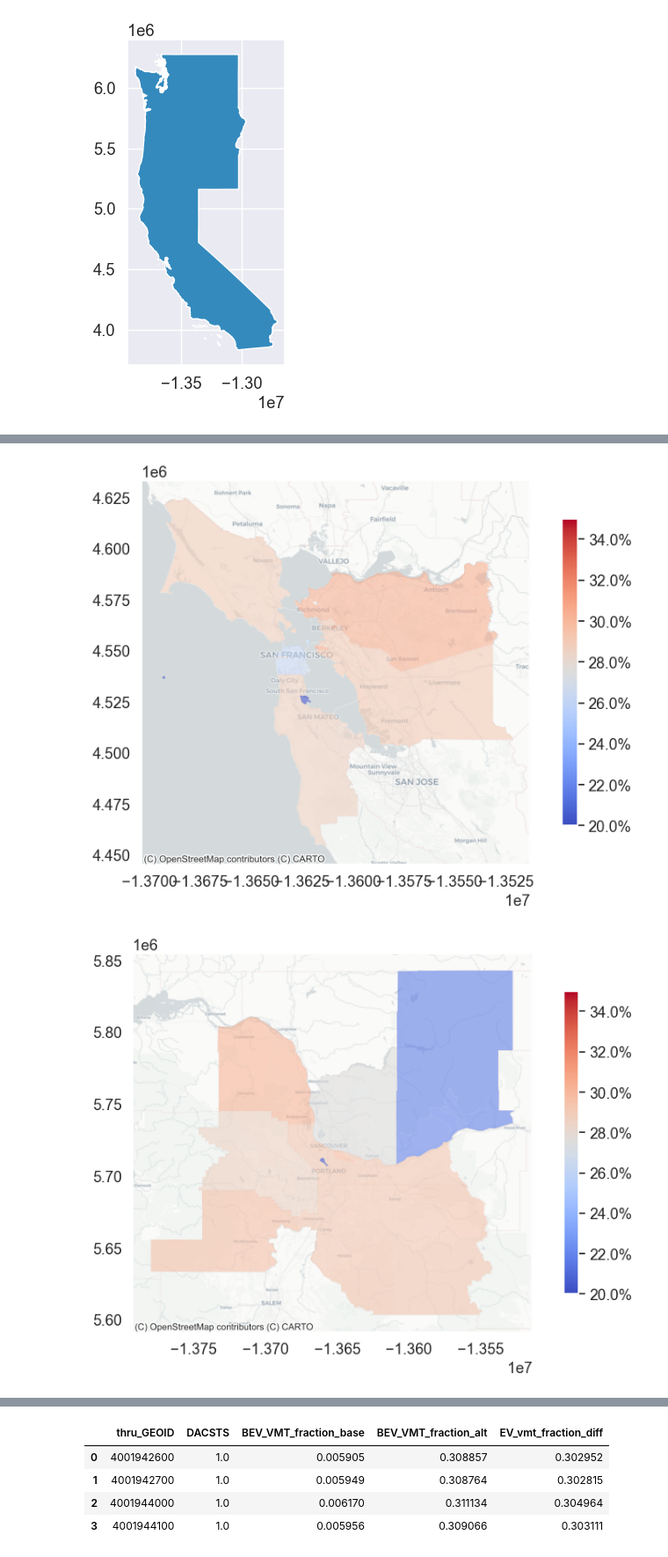
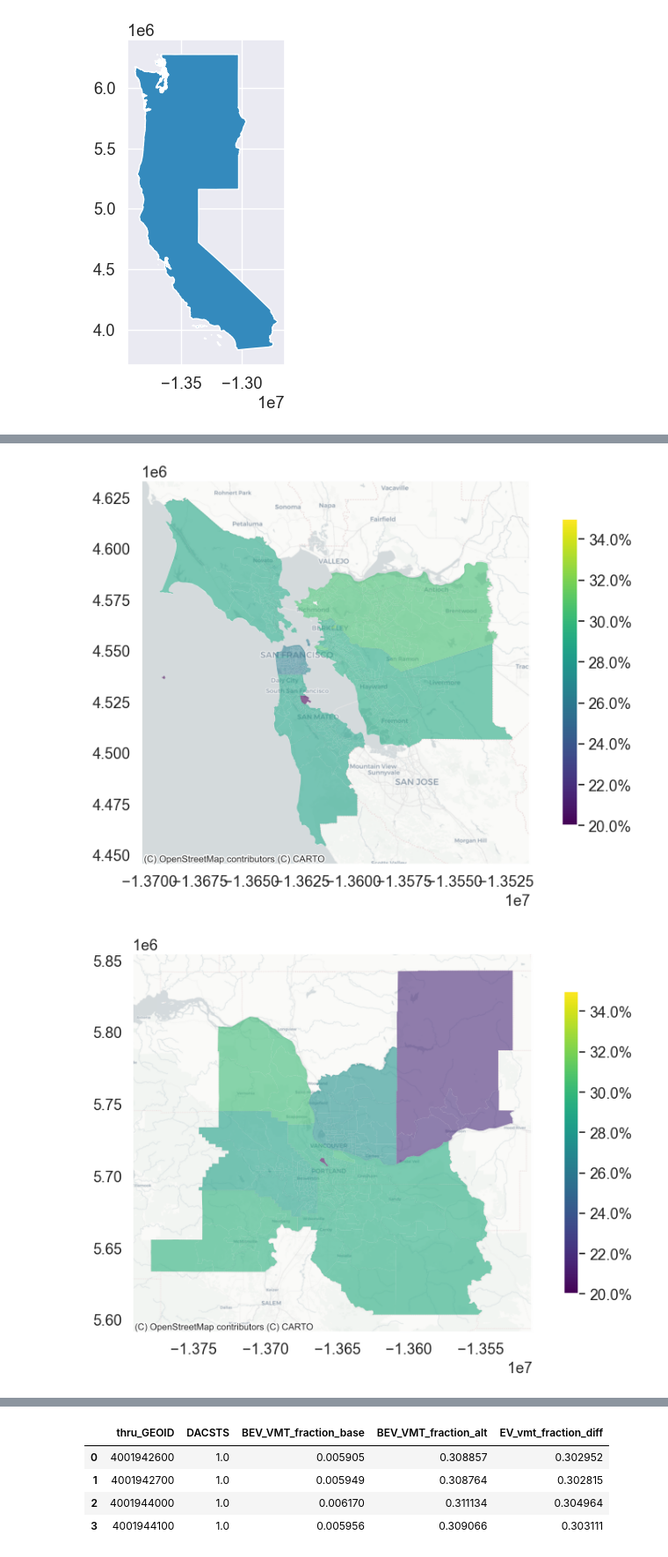
Before and after one commit to arielgatech/BILD_AQ_EV_VMT, a Jupyter notebook: scripts/post_process/TEMPO_GEMS_result_visualization_report_rev.ipynb, the cells around one changed output, grey strips where cells are left out. Shown at 88% size. Drawn from its saved outputs; the diff is of its cells as text; code cells hidden in the pictures.

```diff
--- a/scripts/post_process/TEMPO_GEMS_result_visualization_report_rev.ipynb
+++ b/scripts/post_process/TEMPO_GEMS_result_visualization_report_rev.ipynb
@@ -648,7 +648,7 @@ tracts_with_EV_diff.loc[:, 'EV_fraction_diff'] *= 100
 tracts_with_EV_diff.loc[:, 'EV_fraction_base'] *= 100
 ax = tracts_with_EV_diff.plot(figsize = (10,12),
                               column = 'EV_fraction_diff',
-                              cmap='coolwarm',
+                              cmap='viridis',
                             alpha = 0.6,
                               vmin = 20, vmax = 35,
                               linewidth=0.01, legend=True,
@@ -669,7 +669,7 @@ plt.savefig('Plot/' + region_code + '/' + region_code +'_map_EV_frac_delta_' + \
 
 ax = tracts_with_EV_diff.plot(figsize = (10,12),
                               column = 'EV_fraction_base',
-                              cmap='coolwarm',
+                              cmap='viridis',
                             alpha = 0.6,
                               vmin = 0, vmax = 4,
                               linewidth=0.01, legend=True,
@@ -699,7 +699,8 @@ for cbsa in selected_cbsas:
     regional_tracts_with_EV_diff = \
     tracts_with_EV_diff.loc[tracts_with_EV_diff['cbsa'] == cbsa]
     ax = regional_tracts_with_EV_diff.plot(figsize = (10,6),
-                                  column = 'EV_fraction_diff', cmap='coolwarm',
+                                  column = 'EV_fraction_diff',
+                                           cmap='viridis',
                                 alpha = 0.6, vmin = 20, vmax = 35, linewidth=0.01,
                                   legend=True,
                                 legend_kwds = {'shrink': 0.8, 'format': '%.1f%%'})
@@ -712,2 +713,2 @@ for cbsa in selected_cbsas:
-[figure, old version]
+[figure, new version]
-[figure, old version]
+[figure, new version]
```
Also changed, not shown: parts of 7 cells of this notebook, 5 other files.
